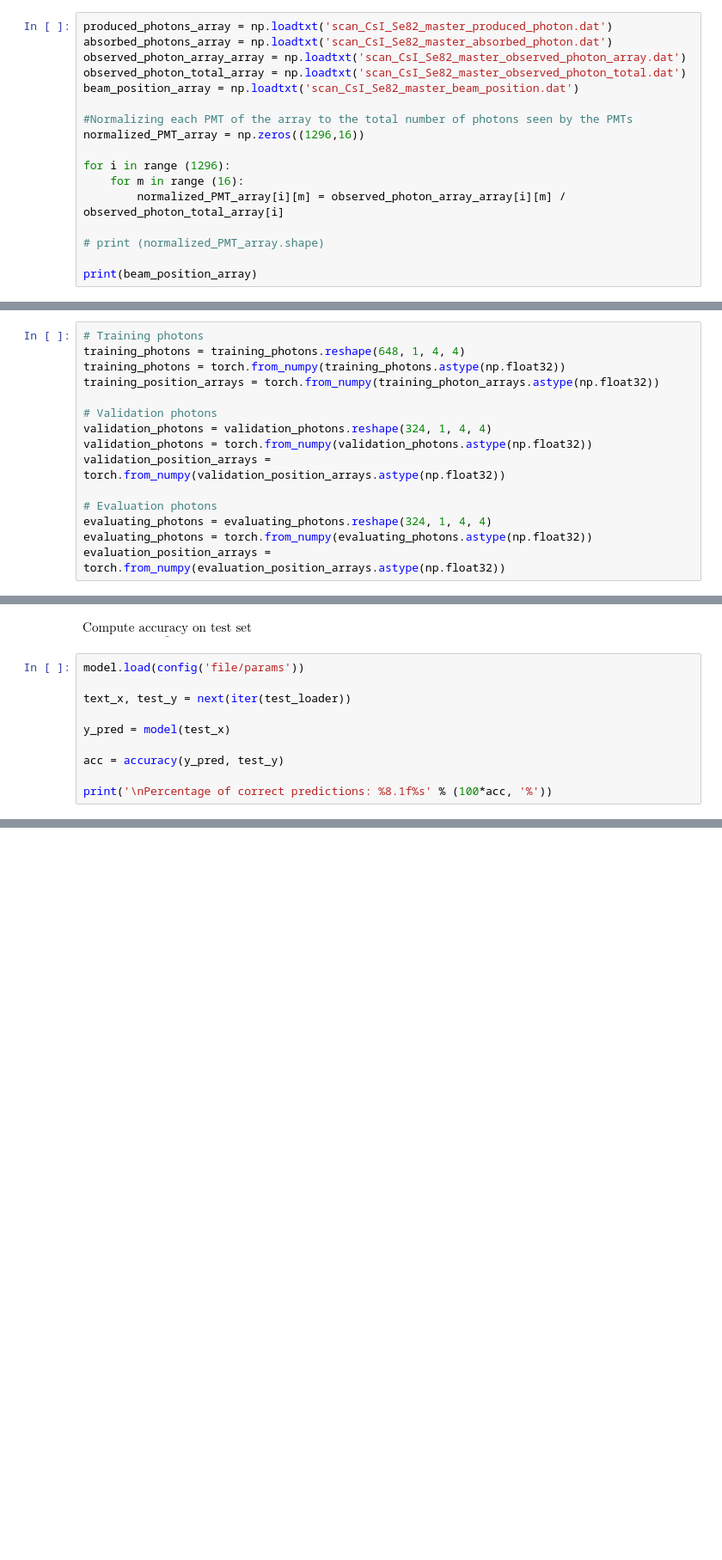
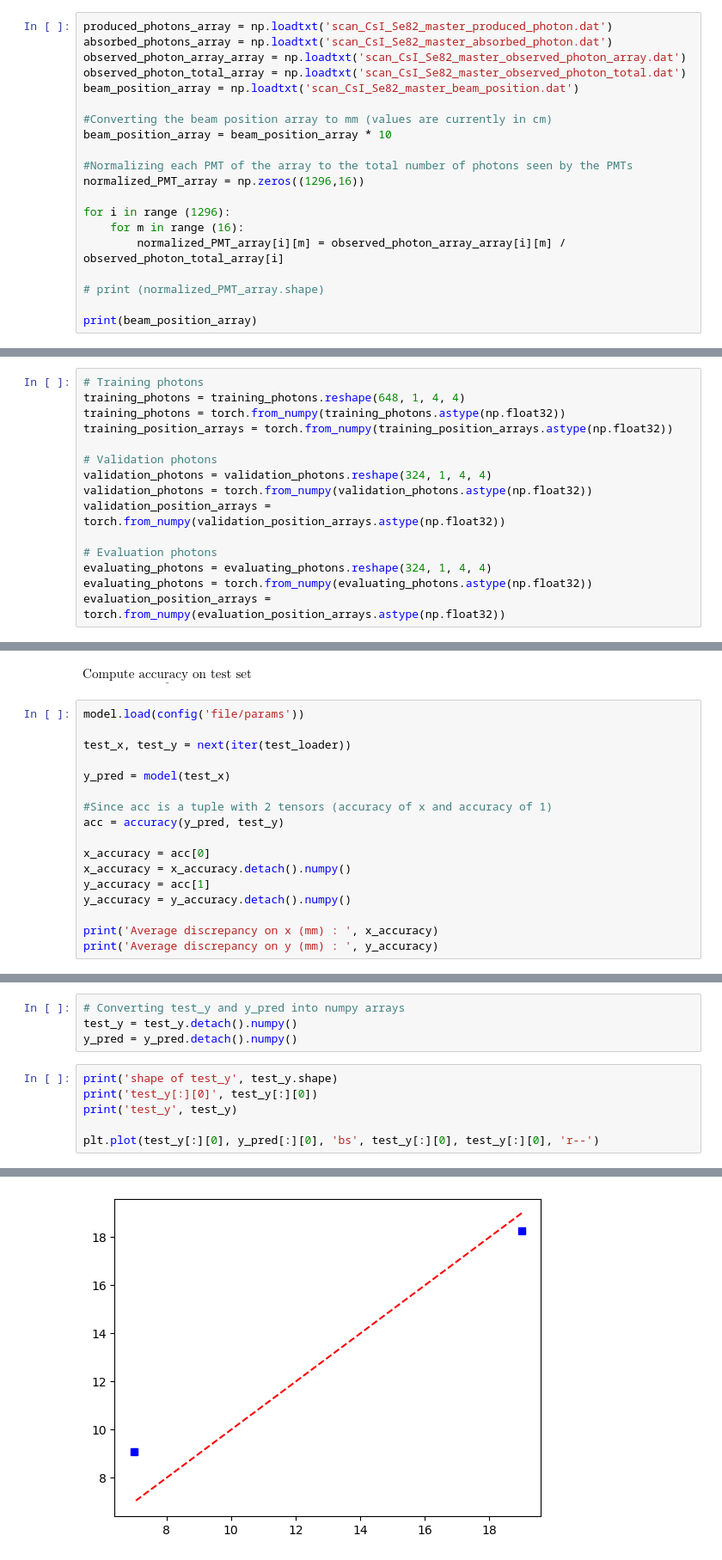
Before and after one commit to TylerStuckFSU/MLP_project, a Jupyter notebook: mlp_project_stuck.ipynb, the cells around one changed output, grey strips where cells are left out. Shown at 86% size. Saved outputs shown, nothing was run; the diff lists cells and outputs as text; blank space fills up the shorter version.

Commit message:
Updated so that things work, still need a plot that shows efficiency

```diff
--- a/mlp_project_stuck.ipynb
+++ b/mlp_project_stuck.ipynb
@@ -86,6 +86,9 @@ absorbed_photons_array = np.loadtxt('scan_CsI_Se82_master_absorbed_photon.dat')
 observed_photon_array_array = np.loadtxt('scan_CsI_Se82_master_observed_photon_array.dat')
 observed_photon_total_array = np.loadtxt('scan_CsI_Se82_master_observed_photon_total.dat')
 beam_position_array = np.loadtxt('scan_CsI_Se82_master_beam_position.dat')
+
+#Converting the beam position array to mm (values are currently in cm)
+beam_position_array = beam_position_array * 10
 
 #Normalizing each PMT of the array to the total number of photons seen by the PMTs
 normalized_PMT_array = np.zeros((1296,16))
@@ -182,7 +190,7 @@ Also changing the data types to tensors and then the type to float in order to m
 # Training photons
 training_photons = training_photons.reshape(648, 1, 4, 4)
 training_photons = torch.from_numpy(training_photons.astype(np.float32))
-training_position_arrays = torch.from_numpy(training_photon_arrays.astype(np.float32))
+training_position_arrays = torch.from_numpy(training_position_arrays.astype(np.float32))
 
 # Validation photons
 validation_photons = validation_photons.reshape(324, 1, 4, 4)
@@ -547,10 +557,17 @@ $\underline{\text{Compute accuracy on test set}}$
 # %%
 model.load(config('file/params'))
 
-text_x, test_y = next(iter(test_loader))
+test_x, test_y = next(iter(test_loader))
 
 y_pred = model(test_x)
 
+#Since acc is a tuple with 2 tensors (accuracy of x and accuracy of 1)
 acc = accuracy(y_pred, test_y)
 
-print('\nPercentage of correct predictions: %8.1f%s' % (100*acc, '%'))
+x_accuracy = acc[0]
+x_accuracy = x_accuracy.detach().numpy()
+y_accuracy = acc[1]
+y_accuracy = y_accuracy.detach().numpy()
+
+print('Average discrepancy on x (mm) : ', x_accuracy)
+print('Average discrepancy on y (mm) : ', y_accuracy)
@@ -556,0 +579,11 @@ print('\nPercentage of correct predictions: %8.1f%s' % (100*acc, '%'))
+# %%
+# Converting test_y and y_pred into numpy arrays
+test_y = test_y.detach().numpy()
+y_pred = y_pred.detach().numpy()
+# %%
+print('shape of test_y', test_y.shape)
+print('test_y[:][0]', test_y[:][0])
+print('test_y', test_y)
+
+plt.plot(test_y[:][0], y_pred[:][0], 'bs', test_y[:][0], test_y[:][0], 'r--')
+# %% [output]
@@ -556,0 +609 @@ print('\nPercentage of correct predictions: %8.1f%s' % (100*acc, '%'))
+[figure, added]
```
Also changed, not shown: parts of 19 cells of this notebook, 14 other files.
